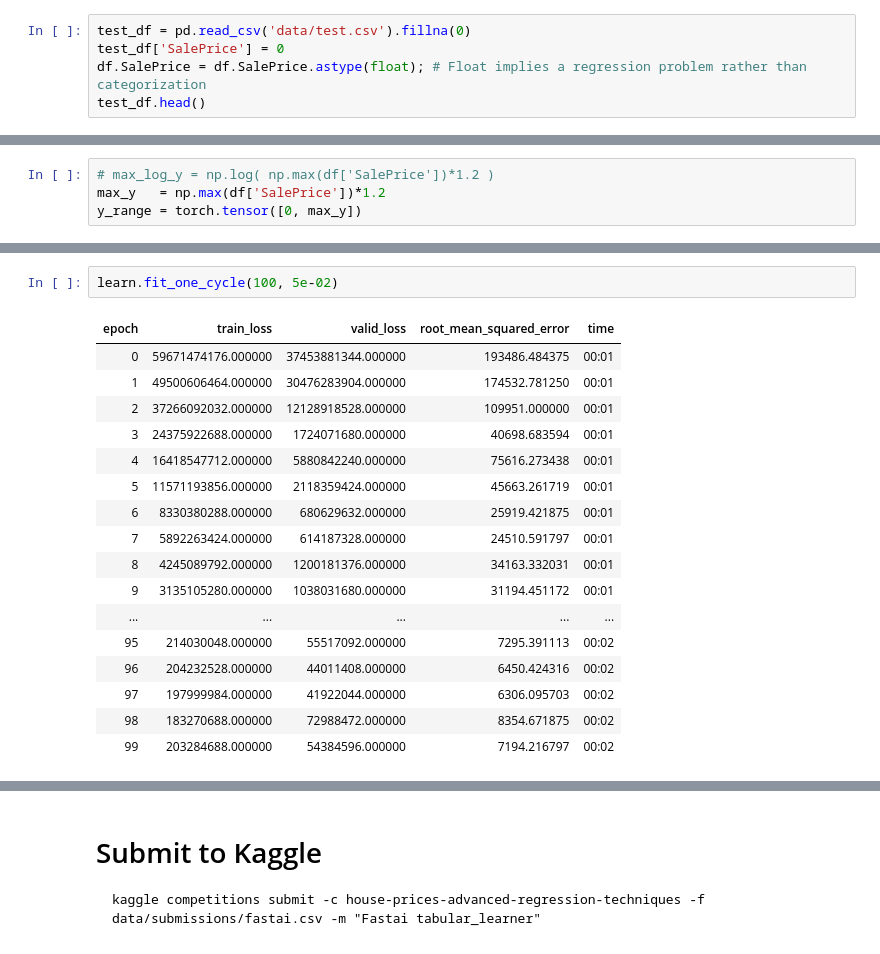
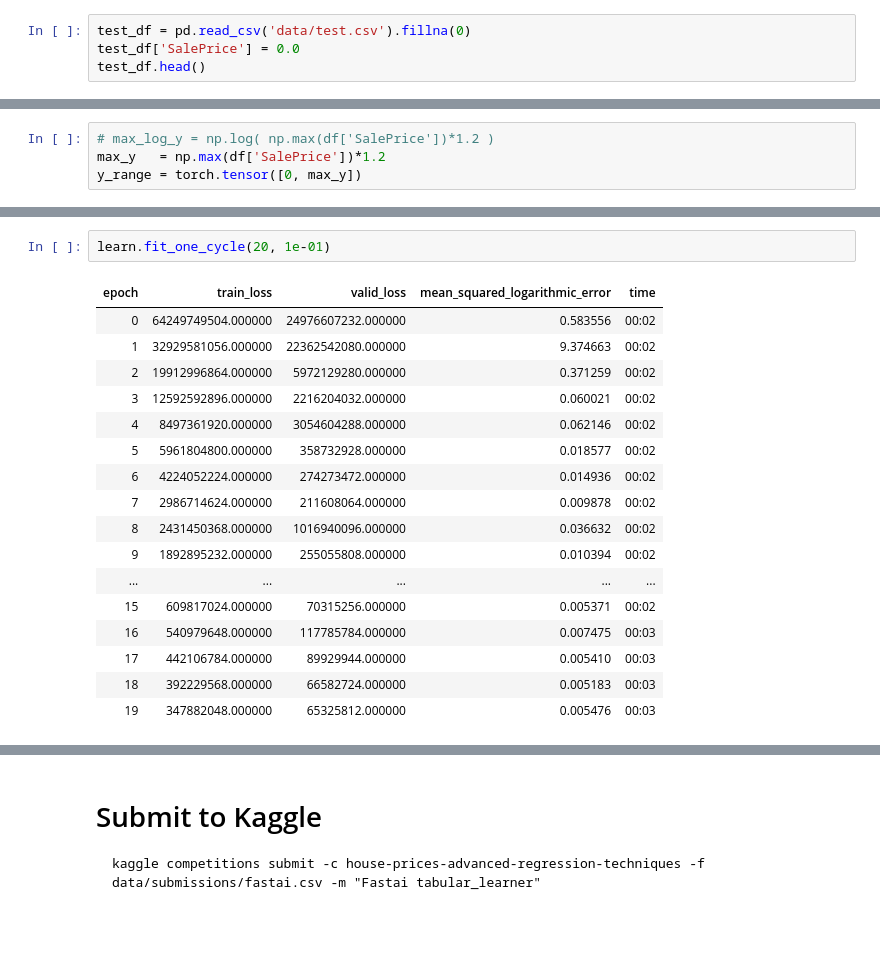
Before and after one commit to JamesMcGuigan/kaggle-house-prices, a Jupyter notebook: 7_fastai.ipynb, the cells around one changed output, grey strips where cells are left out. Drawn from its saved outputs; the diff is of its cells as text.

```diff
--- a/7_fastai.ipynb
+++ b/7_fastai.ipynb
@@ -39,8 +44,7 @@ df.head()
 5 rows × 81 columns
 # %%
 test_df = pd.read_csv('data/test.csv').fillna(0)
-test_df['SalePrice'] = 0
-df.SalePrice = df.SalePrice.astype(float); # Float implies a regression problem rather than categorization
+test_df['SalePrice'] = 0.0
 test_df.head()
 # %% [output]
 |  | Id | MSSubClass | MSZoning | LotFrontage | LotArea | Street | Alley | LotShape | LandContour | ... |
@@ -166,23 +133,23 @@ LR Finder is complete, type {learner_name}.recorder.plot() to see the graph.
-# %%
-learn.fit_one_cycle(100, 5e-02)
-# %% [output]
-| epoch | train_loss | valid_loss | root_mean_squared_error | time |
-| 0 | 59671474176.000000 | 37453881344.000000 | 193486.484375 | 00:01 |
-| 1 | 49500606464.000000 | 30476283904.000000 | 174532.781250 | 00:01 |
-| 2 | 37266092032.000000 | 12128918528.000000 | 109951.000000 | 00:01 |
-| 3 | 24375922688.000000 | 1724071680.000000 | 40698.683594 | 00:01 |
-| 4 | 16418547712.000000 | 5880842240.000000 | 75616.273438 | 00:01 |
-| 5 | 11571193856.000000 | 2118359424.000000 | 45663.261719 | 00:01 |
-| 6 | 8330380288.000000 | 680629632.000000 | 25919.421875 | 00:01 |
-| 7 | 5892263424.000000 | 614187328.000000 | 24510.591797 | 00:01 |
-| 8 | 4245089792.000000 | 1200181376.000000 | 34163.332031 | 00:01 |
-| 9 | 3135105280.000000 | 1038031680.000000 | 31194.451172 | 00:01 |
-| ... | ... | ... | ... | ... |
-| 95 | 214030048.000000 | 55517092.000000 | 7295.391113 | 00:02 |
-| 96 | 204232528.000000 | 44011408.000000 | 6450.424316 | 00:02 |
-| 97 | 197999984.000000 | 41922044.000000 | 6306.095703 | 00:02 |
-| 98 | 183270688.000000 | 72988472.000000 | 8354.671875 | 00:02 |
-| 99 | 203284688.000000 | 54384596.000000 | 7194.216797 | 00:02 |
+# %%
+learn.fit_one_cycle(20, 1e-01)
+# %% [output]
+| epoch | train_loss | valid_loss | mean_squared_logarithmic_error | time |
+| 0 | 64249749504.000000 | 24976607232.000000 | 0.583556 | 00:02 |
+| 1 | 32929581056.000000 | 22362542080.000000 | 9.374663 | 00:02 |
+| 2 | 19912996864.000000 | 5972129280.000000 | 0.371259 | 00:02 |
+| 3 | 12592592896.000000 | 2216204032.000000 | 0.060021 | 00:02 |
+| 4 | 8497361920.000000 | 3054604288.000000 | 0.062146 | 00:02 |
+| 5 | 5961804800.000000 | 358732928.000000 | 0.018577 | 00:02 |
+| 6 | 4224052224.000000 | 274273472.000000 | 0.014936 | 00:02 |
+| 7 | 2986714624.000000 | 211608064.000000 | 0.009878 | 00:02 |
+| 8 | 2431450368.000000 | 1016940096.000000 | 0.036632 | 00:02 |
+| 9 | 1892895232.000000 | 255055808.000000 | 0.010394 | 00:02 |
+| ... | ... | ... | ... | ... |
+| 15 | 609817024.000000 | 70315256.000000 | 0.005371 | 00:02 |
+| 16 | 540979648.000000 | 117785784.000000 | 0.007475 | 00:03 |
+| 17 | 442106784.000000 | 89929944.000000 | 0.005410 | 00:03 |
+| 18 | 392229568.000000 | 66582724.000000 | 0.005183 | 00:03 |
+| 19 | 347882048.000000 | 65325812.000000 | 0.005476 | 00:03 |
 # %%
 learn.lr_find()
 learn.recorder.plot()
```
Also changed, not shown: parts of 10 cells of this notebook, 1 other file.
